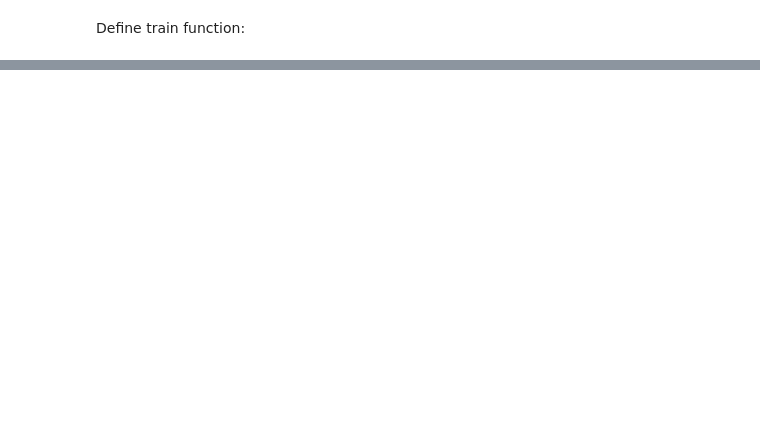
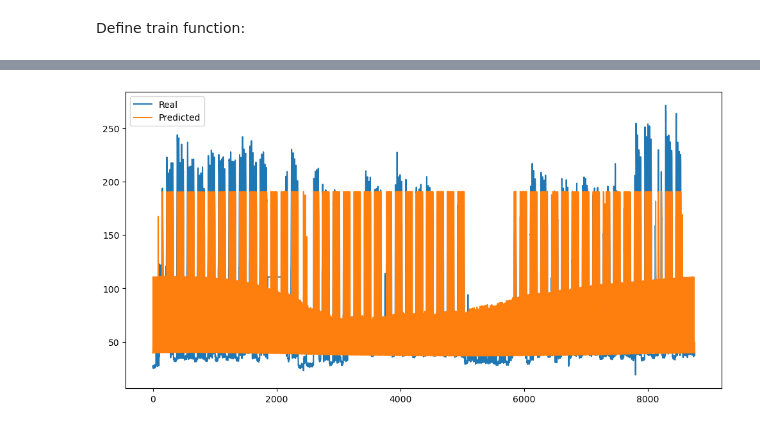
Before and after one commit to Haradai/energy_analysis_project, a Jupyter notebook: pepe.ipynb, the cells around one changed output, grey strips where cells are left out. Drawn from its saved outputs; the diff is of its cells as text; code cells hidden in the pictures; blank space fills up the shorter version.

```diff
--- a/pepe.ipynb
+++ b/pepe.ipynb
@@ -258,0 +272,4 @@ KeyboardInterrupt:
+# %%
+scaler = dataset.column_scalers[dataset.target_labels[0]]
+real_sc = dataset.denormalize_values(real,scaler)
+pred_sc = dataset.denormalize_values(pred,scaler)
@@ -258,0 +287,11 @@ KeyboardInterrupt:
+# %%
+plt.figure(figsize=(12, 6))  # Increase the figure size to make it larger in the x-axis
+
+plt.plot(real_sc, label='Real')  # Add a label for the real data
+plt.plot(pred_sc, label='Predicted')  # Add a label for the predicted data
+
+plt.legend()  # Add a legend to the plot
+
+plt.show()  # Display the plot
+# %% [output]
+[figure, added]
```
Also changed, not shown: parts of 19 cells of this notebook, 4 other files.
